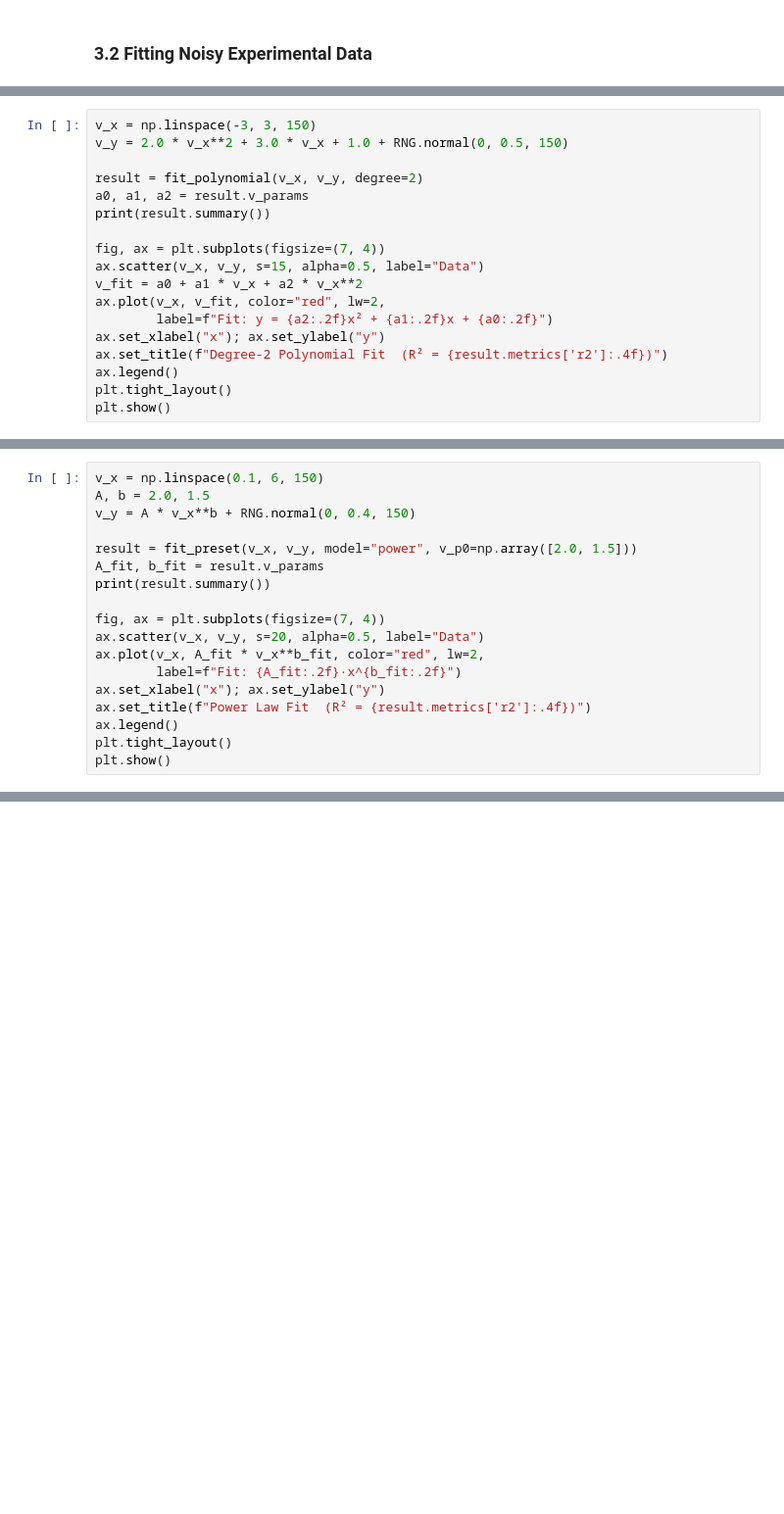
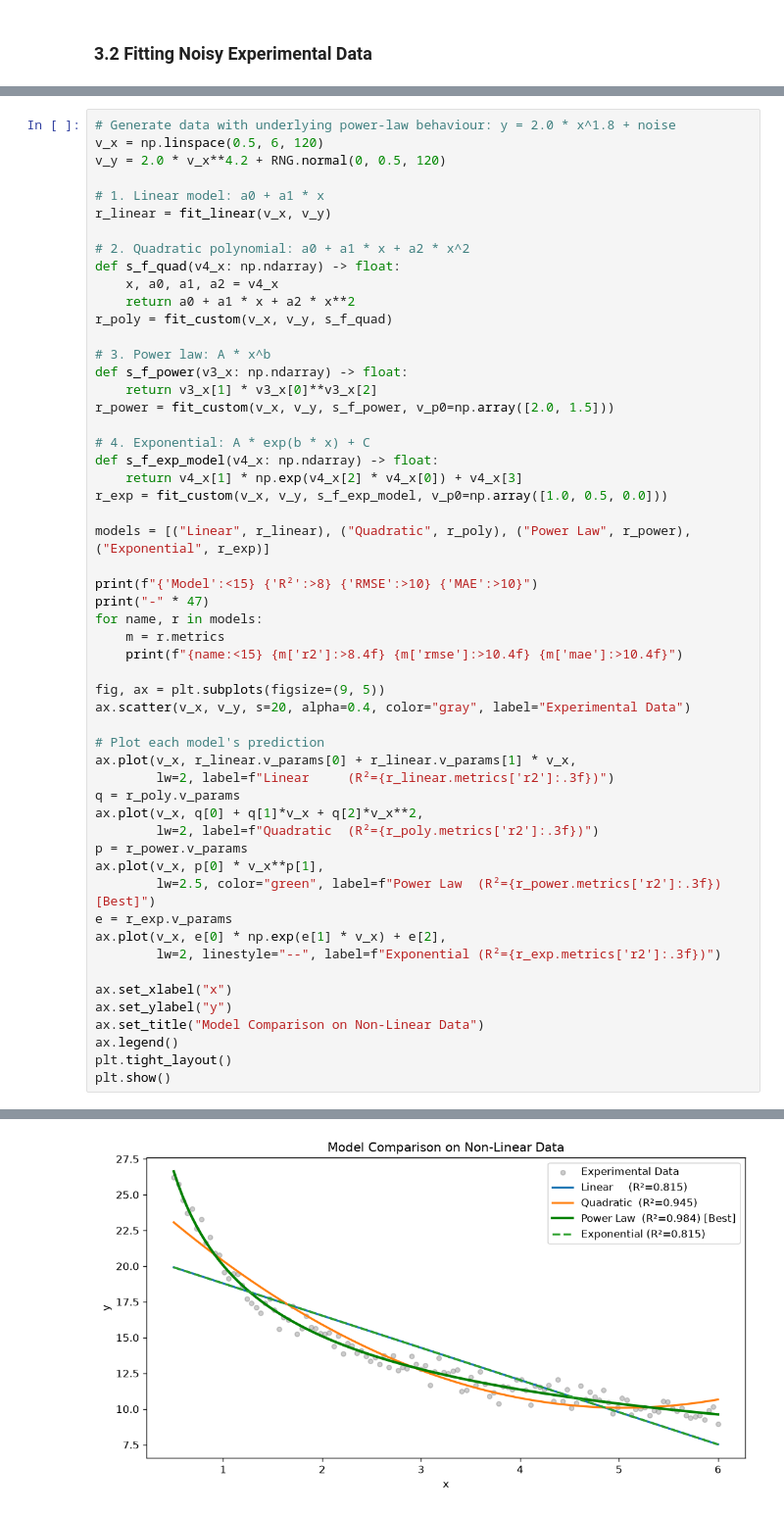
Before and after one commit to Defratino/lab-math-tools, a Jupyter notebook: notebooks/curve_fitting_demo.ipynb, the cells around one changed output, grey strips where cells are left out. Shown at 98% size. Drawn from its saved outputs; the diff is of its cells as text; blank space fills up the shorter version.

```diff
--- a/notebooks/curve_fitting_demo.ipynb
+++ b/notebooks/curve_fitting_demo.ipynb
@@ -148,18 +165,0 @@ enabling fits like `f(x) = a₁x + a₃x³` (pass `zero_degrees=[0, 2]`).
-# %%
-v_x = np.linspace(-3, 3, 150)
-v_y = 2.0 * v_x**2 + 3.0 * v_x + 1.0 + RNG.normal(0, 0.5, 150)
-
-result = fit_polynomial(v_x, v_y, degree=2)
-a0, a1, a2 = result.v_params
-print(result.summary())
-
-fig, ax = plt.subplots(figsize=(7, 4))
-ax.scatter(v_x, v_y, s=15, alpha=0.5, label="Data")
-v_fit = a0 + a1 * v_x + a2 * v_x**2
-ax.plot(v_x, v_fit, color="red", lw=2,
-        label=f"Fit: y = {a2:.2f}x² + {a1:.2f}x + {a0:.2f}")
-ax.set_xlabel("x"); ax.set_ylabel("y")
-ax.set_title(f"Degree-2 Polynomial Fit  (R² = {result.metrics['r2']:.4f})")
-ax.legend()
-plt.tight_layout()
-plt.show()
@@ -291,18 +317,55 @@ plt.show()
 # %%
-v_x = np.linspace(0.1, 6, 150)
-A, b = 2.0, 1.5
-v_y = A * v_x**b + RNG.normal(0, 0.4, 150)
+# Generate data with underlying power-law behaviour: y = 2.0 * x^1.8 + noise
+v_x = np.linspace(0.5, 6, 120)
+v_y = 2.0 * v_x**4.2 + RNG.normal(0, 0.5, 120)
 
-result = fit_preset(v_x, v_y, model="power", v_p0=np.array([2.0, 1.5]))
-A_fit, b_fit = result.v_params
-print(result.summary())
+# 1. Linear model: a0 + a1 * x
+r_linear = fit_linear(v_x, v_y)
 
-fig, ax = plt.subplots(figsize=(7, 4))
-ax.scatter(v_x, v_y, s=20, alpha=0.5, label="Data")
-ax.plot(v_x, A_fit * v_x**b_fit, color="red", lw=2,
-        label=f"Fit: {A_fit:.2f}·x^{b_fit:.2f}")
-ax.set_xlabel("x"); ax.set_ylabel("y")
-ax.set_title(f"Power Law Fit  (R² = {result.metrics['r2']:.4f})")
+# 2. Quadratic polynomial: a0 + a1 * x + a2 * x^2
+def s_f_quad(v4_x: np.ndarray) -> float:
+    x, a0, a1, a2 = v4_x
+    return a0 + a1 * x + a2 * x**2
+r_poly = fit_custom(v_x, v_y, s_f_quad)
+
+# 3. Power law: A * x^b
+def s_f_power(v3_x: np.ndarray) -> float:
+    return v3_x[1] * v3_x[0]**v3_x[2]
+r_power = fit_custom(v_x, v_y, s_f_power, v_p0=np.array([2.0, 1.5]))
+
+# 4. Exponential: A * exp(b * x) + C
+def s_f_exp_model(v4_x: np.ndarray) -> float:
+    return v4_x[1] * np.exp(v4_x[2] * v4_x[0]) + v4_x[3]
+r_exp = fit_custom(v_x, v_y, s_f_exp_model, v_p0=np.array([1.0, 0.5, 0.0]))
+
+models = [("Linear", r_linear), ("Quadratic", r_poly), ("Power Law", r_power), ("Exponential", r_exp)]
+
+print(f"{'Model':<15} {'R²':>8} {'RMSE':>10} {'MAE':>10}")
+print("-" * 47)
+for name, r in models:
+    m = r.metrics
+    print(f"{name:<15} {m['r2']:>8.4f} {m['rmse']:>10.4f} {m['mae']:>10.4f}")
+
+fig, ax = plt.subplots(figsize=(9, 5))
+ax.scatter(v_x, v_y, s=20, alpha=0.4, color="gray", label="Experimental Data")
+
+# Plot each model's prediction
+ax.plot(v_x, r_linear.v_params[0] + r_linear.v_params[1] * v_x,
+        lw=2, label=f"Linear     (R²={r_linear.metrics['r2']:.3f})")
+q = r_poly.v_params
+ax.plot(v_x, q[0] + q[1]*v_x + q[2]*v_x**2,
+        lw=2, label=f"Quadratic  (R²={r_poly.metrics['r2']:.3f})")
+p = r_power.v_params
+ax.plot(v_x, p[0] * v_x**p[1],
+        lw=2.5, color="green", label=f"Power Law  (R²={r_power.metrics['r2']:.3f}) [Best]")
+e = r_exp.v_params
+ax.plot(v_x, e[0] * np.exp(e[1] * v_x) + e[2],
+        lw=2, linestyle="--", label=f"Exponential (R²={r_exp.metrics['r2']:.3f})")
+
+ax.set_xlabel("x")
+ax.set_ylabel("y")
+ax.set_title("Model Comparison on Non-Linear Data")
 ax.legend()
 plt.tight_layout()
 plt.show()
+# %% [output]
@@ -308,0 +378 @@ plt.show()
+[figure, added]
```
Also changed, not shown: parts of 36 cells of this notebook, 3 other files.
